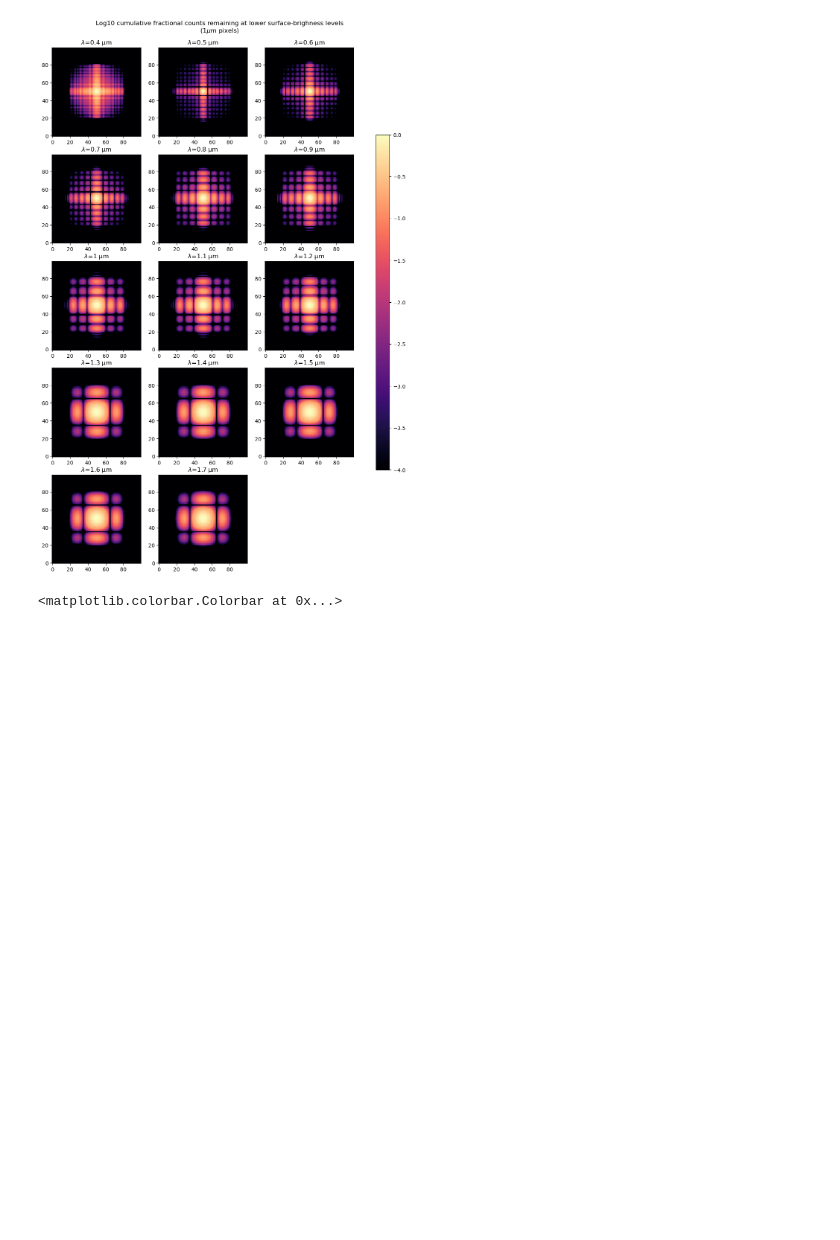
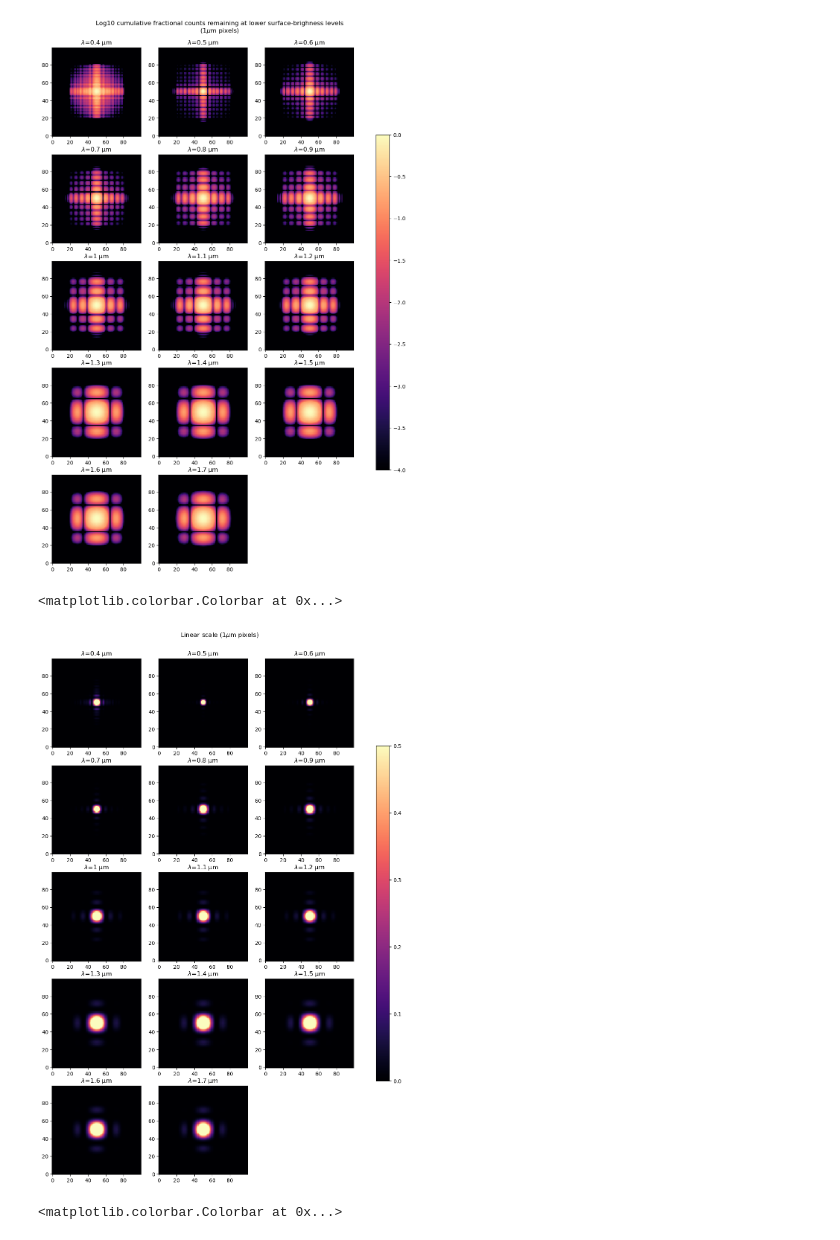
Before and after one commit to adambolton/optics-notebooks, a Jupyter notebook: tiger_optimization_calcs.ipynb, the cells around one changed output. Saved outputs shown, nothing was run; the diff lists cells and outputs as text; code cells hidden in the pictures; blank space fills up the shorter version.

```diff
--- a/tiger_optimization_calcs.ipynb
+++ b/tiger_optimization_calcs.ipynb
@@ -282,4 +279,30 @@ fig.colorbar(ax, cax=cbar_ax)
 # %% [output]
 <matplotlib.colorbar.Colorbar at 0x...>
 [figure]
+# %%
+# Same plot, linear:
+n_x = 3
+n_y = 5
+fig, axis = plt.subplots(n_y, n_x)#, sharex=True, sharey=True)
+for k in range(len(test_lam)):
+    i = k % n_x
+    j = k // n_x
+    axis[j,i].set_box_aspect(1)
+    disp_image = psf_stack[k].intensity / psf_stack[k].intensity.max()
+    ax = axis[j,i].imshow(disp_image, cmap='magma', vmin=0., vmax=0.5, interpolation='none', origin='lower')
+    axis[j,i].set_title('$\lambda$='+test_lam[k].to_string(format='latex', precision=2))
+
+#axis[3,2].axis('off')
+#axis[3,3].axis('off')
+axis[4,2].axis('off')
+
+fig.set_figwidth(12)
+fig.set_figheight(18)
+junk = fig.suptitle('Linear scale (1$\mu$m pixels)', y=.92)
+fig.subplots_adjust(right=0.8)
+cbar_ax = fig.add_axes([0.85, 0.25, 0.03, 0.5])
+fig.colorbar(ax, cax=cbar_ax)
+# %% [output]
+<matplotlib.colorbar.Colorbar at 0x...>
+[figure, added]
 # %%
```
Also changed, not shown: parts of 12 cells of this notebook.
